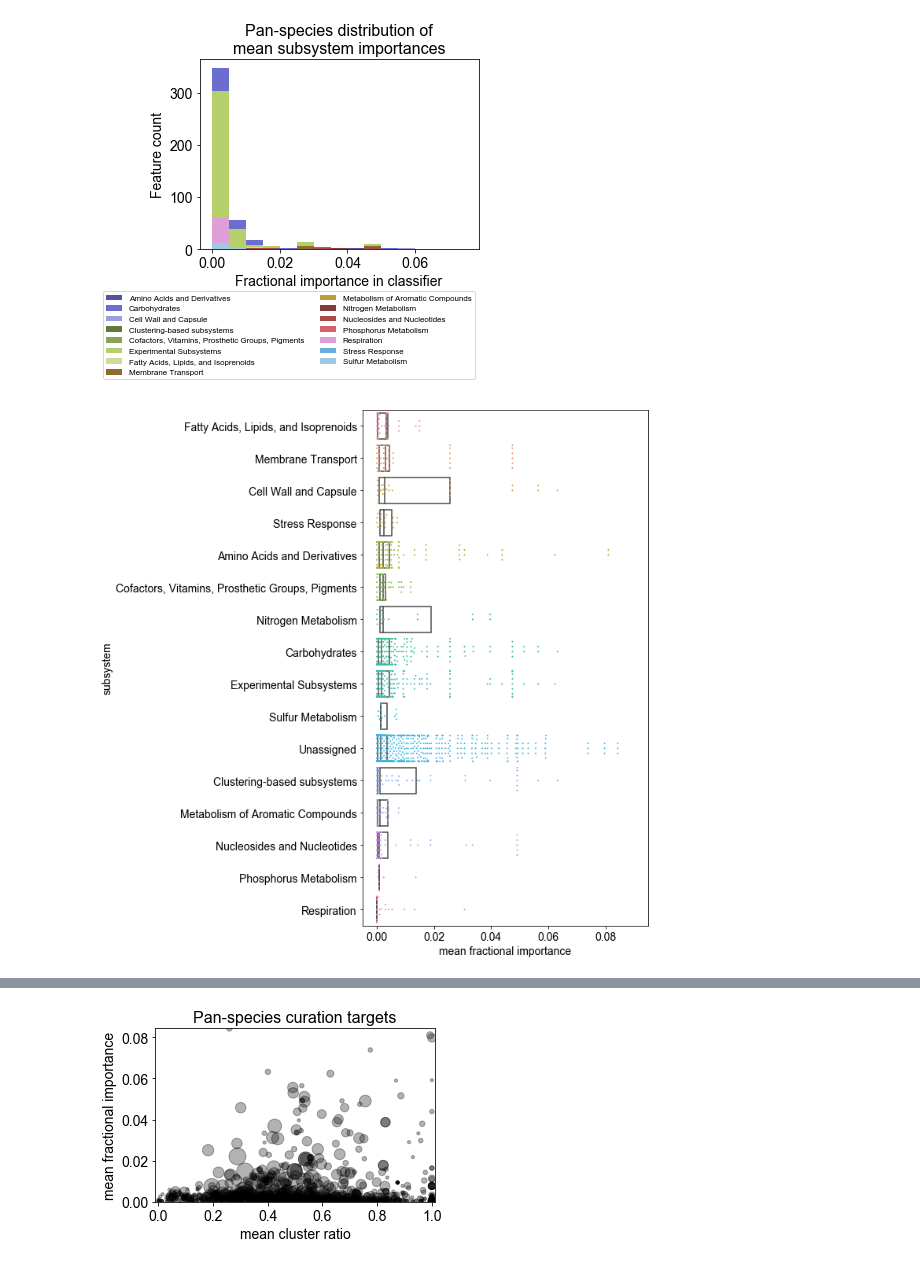
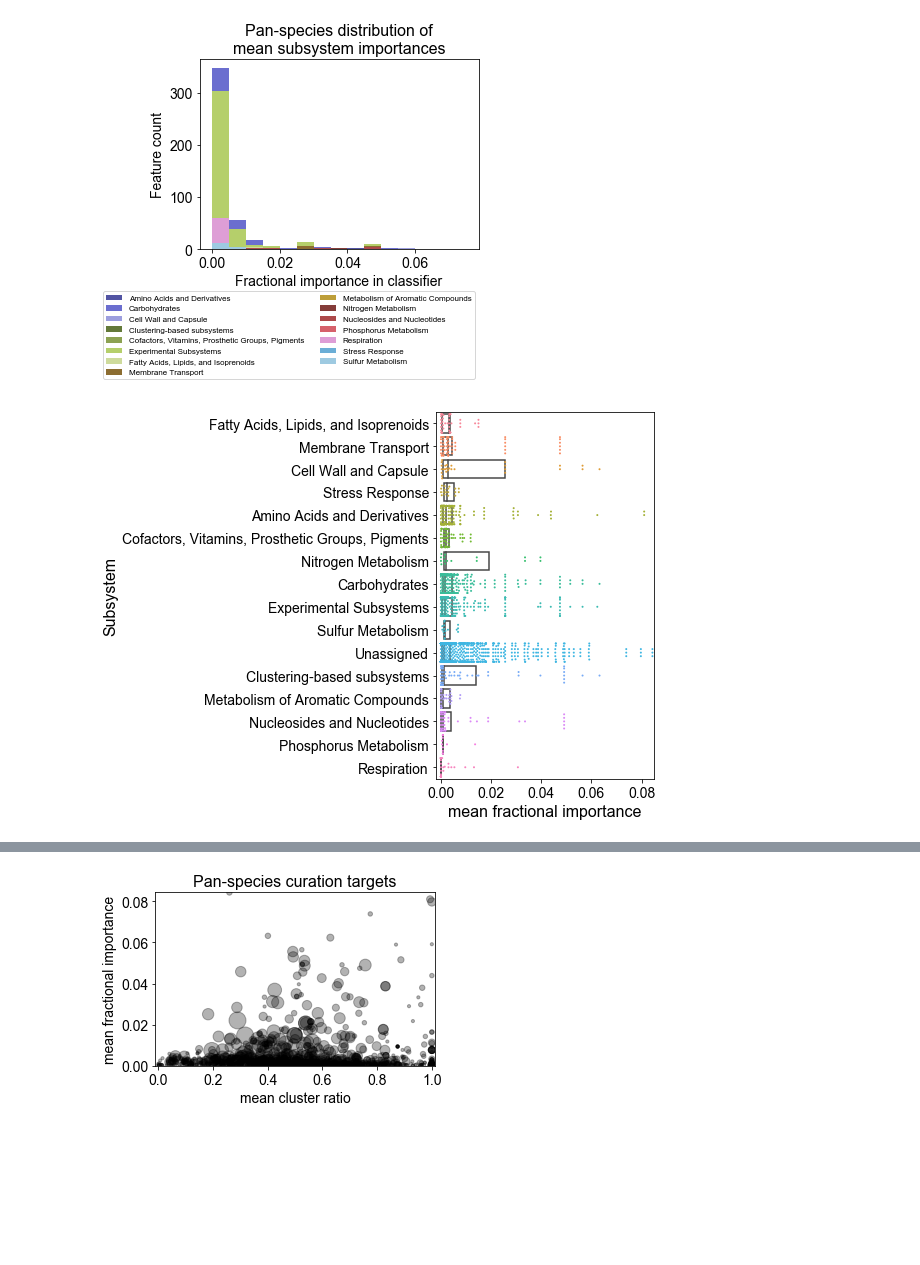
Before and after one commit to gregmedlock/ssl_ensembles, a Jupyter notebook: bin/curation_targets.ipynb, the cells around one changed output, grey strips where cells are left out. Cells and saved outputs as stored; diff of their text form; code cells hidden in the pictures; blank space fills up the shorter version.

Commit message:
final update of subsystem plots

```diff
--- a/bin/curation_targets.ipynb
+++ b/bin/curation_targets.ipynb
@@ -582,8 +582,11 @@ def subsys_to_swarmbox(to_df, value_column,
 #                         saturation=0.75, ax=None)
 
     ax.set_xlim(xlim)
-    fig.set_size_inches(10,10)
-    plt.rcParams["axes.titlesize"] = 14
+    ax.set_ylabel("Subsystem",fontsize=16)
+    ax.set_xlabel(value_column,fontsize=16)
+    fig.set_size_inches(8,6)
+    plt.rcParams["axes.titlesize"] = 16
+    plt.rcParams["axes.labelsize"] = 10
     plt.tight_layout()
     fig.savefig(fname)
     #plt.xticks(rotation=45)
@@ -602,10 +605,11 @@ def unroll_list_df(df, value_column):
 # %%
 imp_order = subsys_to_swarmbox(classes,
                    value_column = 'mean fractional importance',
                    subsystem_level='subsystem',
-                   fname='../results/subsystems/subsystems_class_summary.svg')
+                   fname='../results/subsystems/subsystems_class_summary.svg',
+                   xlim=(-0.002,0.085))
 # %% [output]
-[figure, old version]
+[figure, new version]
 # %%
 cr_order = subsys_to_swarmbox(classes,
                    value_column = 'mean cluster ratio',
```
Also changed, not shown: parts of 8 cells of this notebook, 51 other files.
